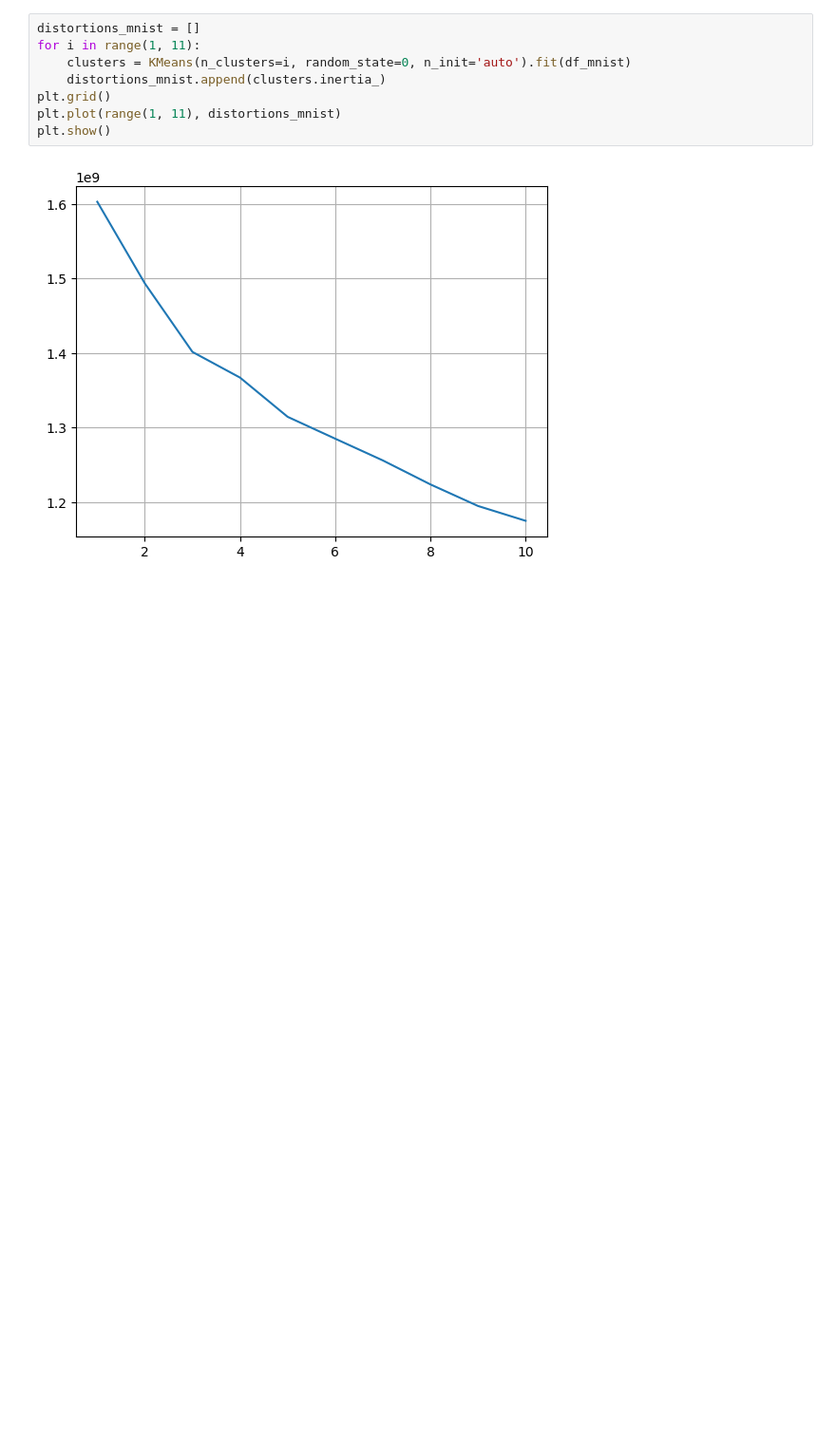
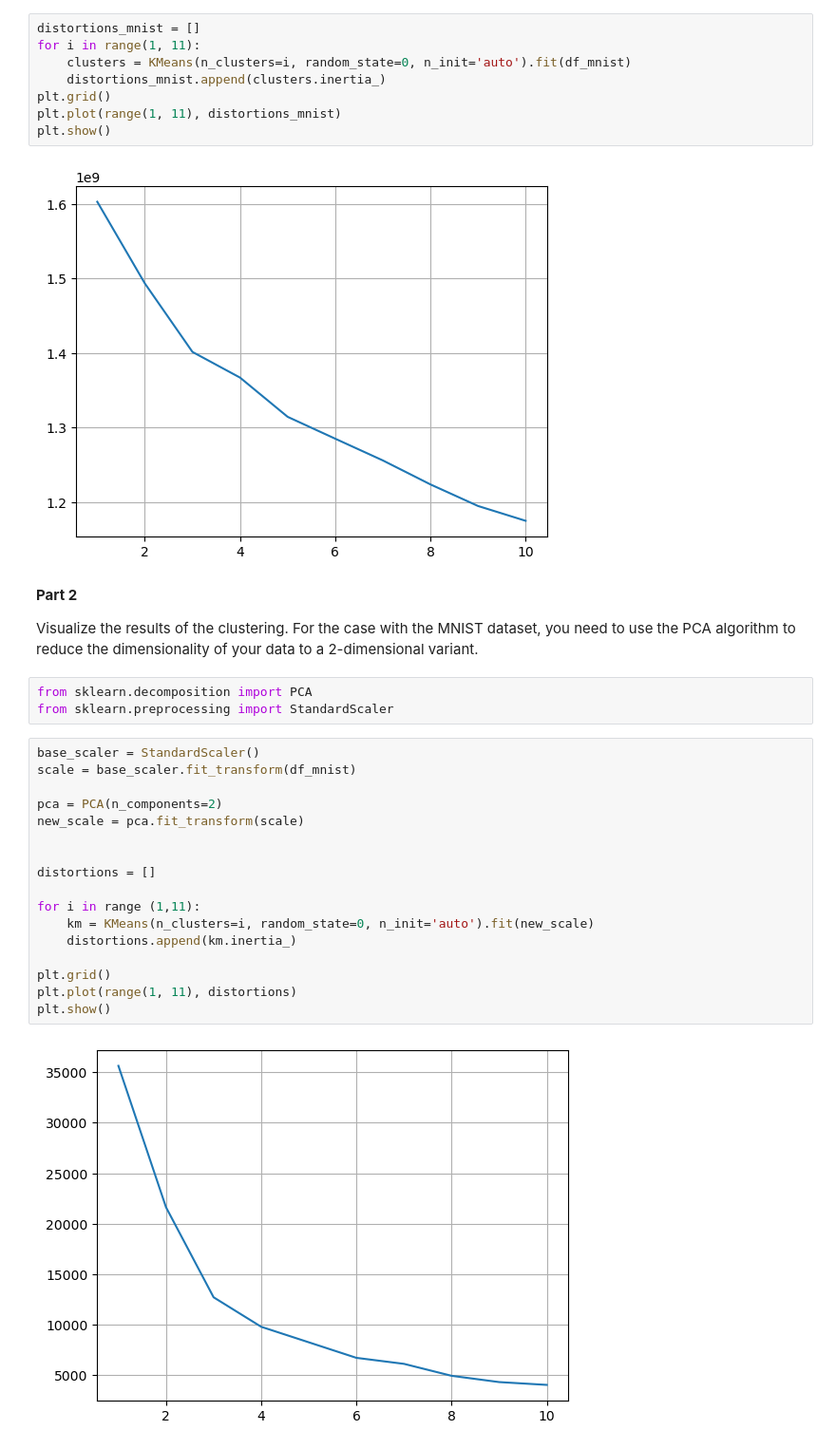
Before and after one commit to leegosx/ds-hw-06, a Jupyter notebook: hw6.ipynb, the cells around one changed output. Shown: that part at 95% size. Saved outputs shown, nothing was run; the diff lists cells and outputs as text; blank space fills up the shorter version.

Commit message:
Part 2

```diff
--- a/hw6.ipynb
+++ b/hw6.ipynb
@@ -50,3 +52,29 @@ plt.plot(range(1, 11), distortions_mnist)
 plt.show()
 # %% [output]
 [figure]
+# %% [markdown]
+__Part 2__
+
+Visualize the results of the clustering. For the case with the MNIST dataset, you need to use the PCA algorithm to reduce the dimensionality of your data to a 2-dimensional variant.
+# %%
+from sklearn.decomposition import PCA
+from sklearn.preprocessing import StandardScaler
+# %%
+base_scaler = StandardScaler()
+scale = base_scaler.fit_transform(df_mnist)
+
+pca = PCA(n_components=2)
+new_scale = pca.fit_transform(scale)
+
+
+distortions = []
+
+for i in range (1,11):
+    km = KMeans(n_clusters=i, random_state=0, n_init='auto').fit(new_scale)
+    distortions.append(km.inertia_)
+
+plt.grid()
+plt.plot(range(1, 11), distortions)
+plt.show()
+# %% [output]
+[figure, added]
```
Also changed, not shown: parts of 2 cells of this notebook.
